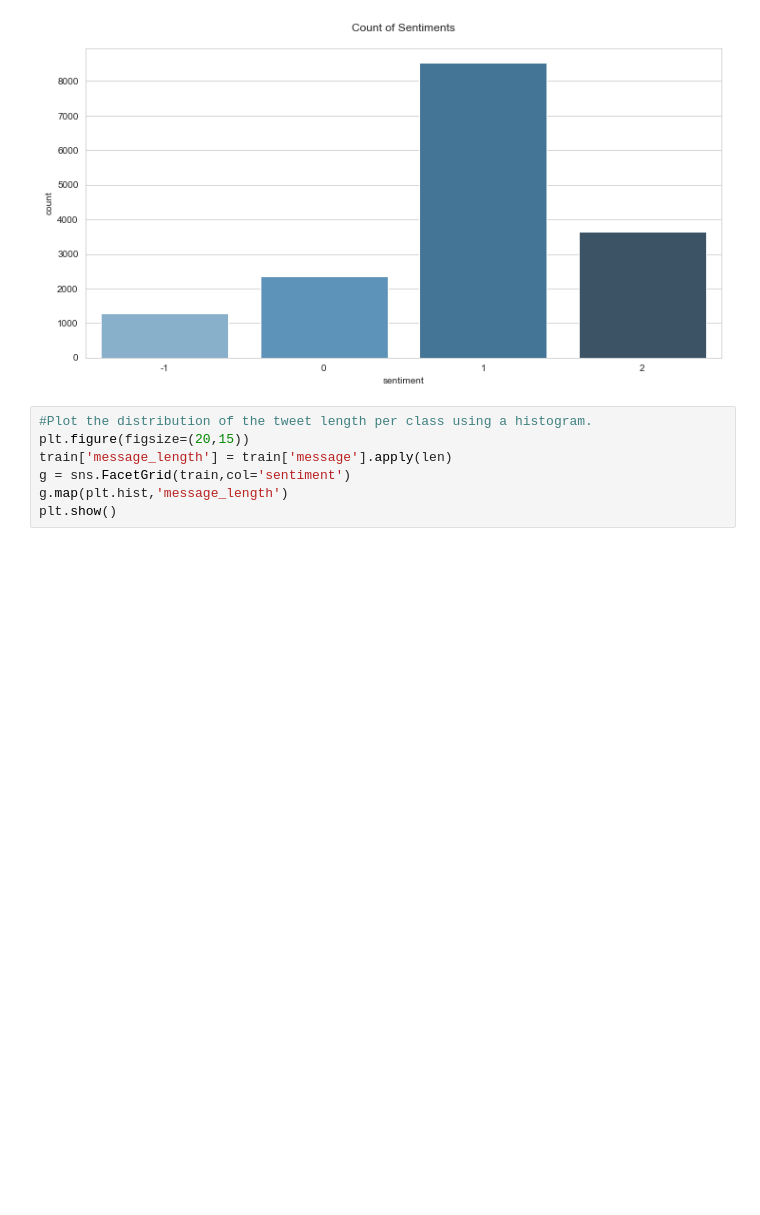
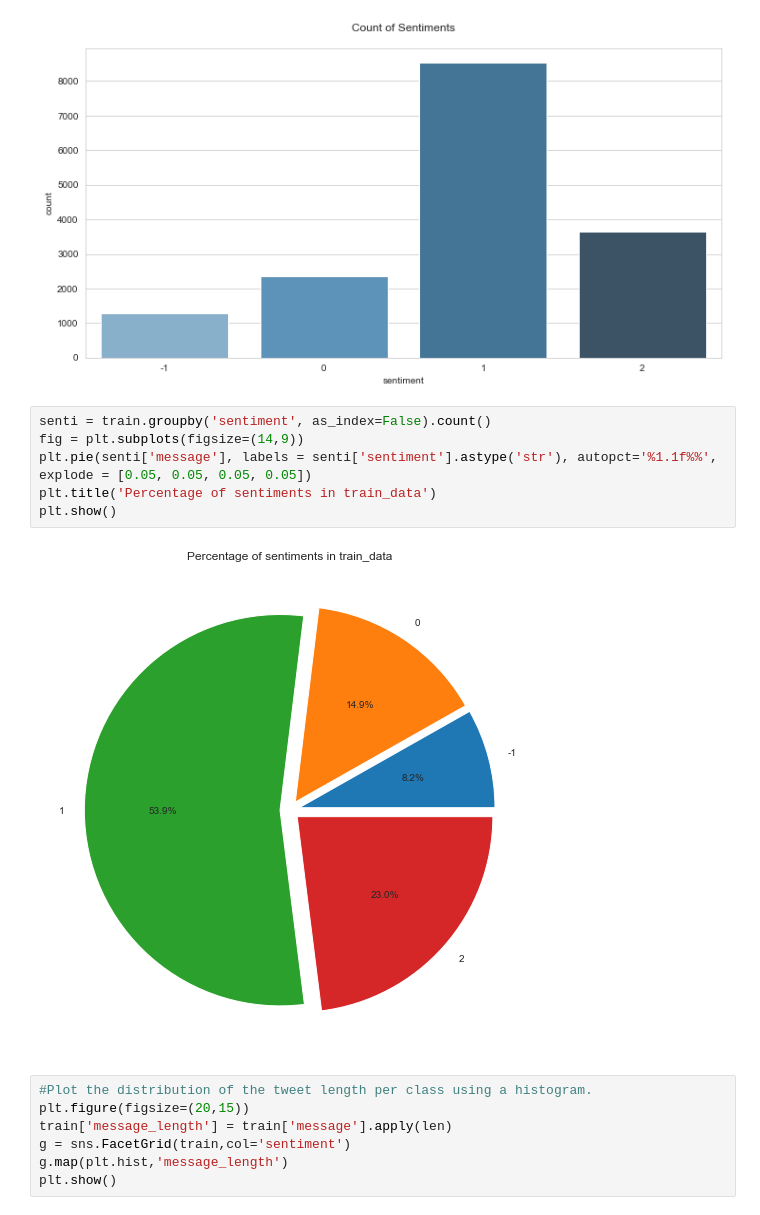
Before and after one commit to TEAMCBB3Classificationpredict/predict-notebook, a Jupyter notebook: EDSA CLIMATE NOTEBOOK.ipynb, the cells around one changed output. Saved outputs shown, nothing was run; the diff lists cells and outputs as text; blank space fills up the shorter version.

```diff
--- a/EDSA CLIMATE NOTEBOOK.ipynb
+++ b/EDSA CLIMATE NOTEBOOK.ipynb
@@ -298,6 +317,14 @@ plt.title('Count of Sentiments\n')
 plt.show()
 # %% [output]
 [figure]
+# %%
+senti = train.groupby('sentiment', as_index=False).count()
+fig = plt.subplots(figsize=(14,9))
+plt.pie(senti['message'], labels = senti['sentiment'].astype('str'), autopct='%1.1f%%', explode = [0.05, 0.05, 0.05, 0.05])
+plt.title('Percentage of sentiments in train_data')
+plt.show()
+# %% [output]
+[figure, added]
 # %%
 #Plot the distribution of the tweet length per class using a histogram.
 plt.figure(figsize=(20,15))
```
Also changed, not shown: parts of 22 cells of this notebook.
